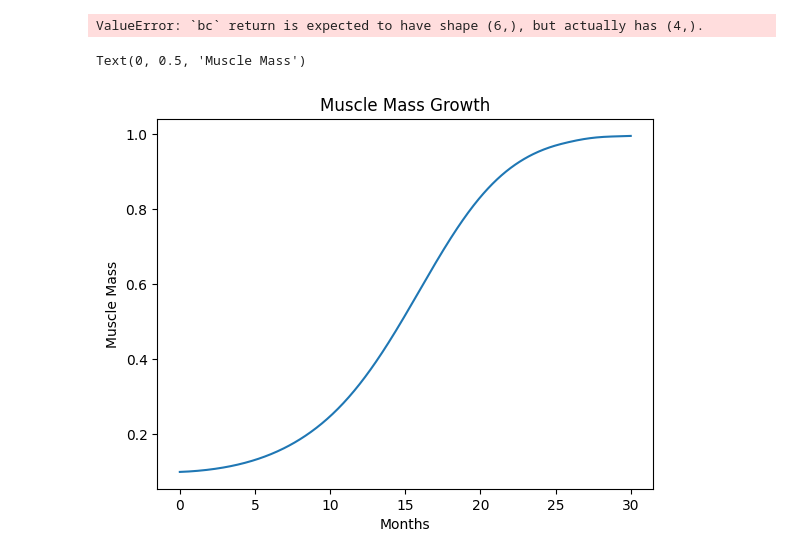
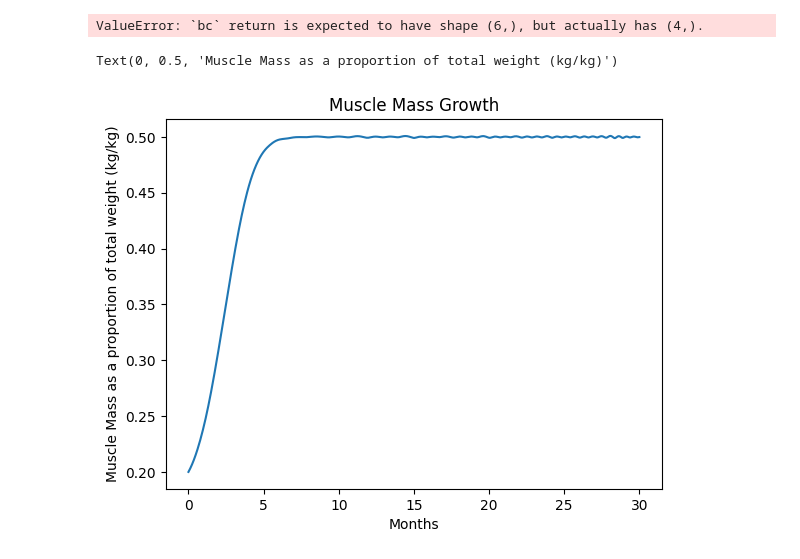
Before and after one commit to KadenParker1/math436_modeling_project, a Jupyter notebook: Project436.ipynb, the cells around one changed output. Drawn from its saved outputs; the diff is of its cells as text; code cells hidden in the pictures.

```diff
--- a/Project436.ipynb
+++ b/Project436.ipynb
@@ -85,34 +85,34 @@ def protein(t):
 def protein_synthesis(g):
     return np.exp(-(g/(1000*72)-1.6)**2)
 # %%
-beta = 1 + 1/3
-eps = 5
-rho = 1.27
-alpha = .5
-k = 1
-j = .6
-r = .01
-K = 1
+beta = 1 + 1/3 # https://pmc.ncbi.nlm.nih.gov/articles/PMC7582410/
+eps = 1.024 # https://link.springer.com/article/10.1186/s12889-023-16765-7#Sec6
+rho = 1.27 # https://pubmed.ncbi.nlm.nih.gov/2917954/
+alpha = 1 - .3 # https://pubmed.ncbi.nlm.nih.gov/34850018/
+k = .5 # 193 to 824 # for women  40 https://my.clevelandclinic.org/health/articles/24101-testosterone
+j = .05 # https://my.clevelandclinic.org/health/diagnostics/22417-cortisol-test
+r = .01 # rate at which we see it reach logistic with general increase of total weight
+L = .5 # for men, .33 for women https://pubmed.ncbi.nlm.nih.gov/29356191/, https://pubmed.ncbi.nlm.nih.gov/31750989/
 
 def ode(t, x):
     x0 = x[0] # initial muscle mass
 
-    logistic_growth = r * x0 * (1 - x0 / K)
+    logistic_growth = x0 * (1 - x0 / L)
 
     physical_factors = beta * x0 * protein_synthesis(x[1]) * x[2] + eps * x[3] * (rho * k - alpha * j)
     # I tweaked the model to have sleep add to hormones
 
     return [logistic_growth * physical_factors, protein(t), exercise(t), sleep(t)]
 
-y0 = np.array([.1, 1.2, 1/50, 1/3])
+y0 = np.array([.2, 1.2, 1/50, 1/3])
 t = np.linspace(0, 30, 500)
 
 soln = solve_ivp(ode, t_span=(0, 30), y0=y0, t_eval=t)
 
 plt.plot(t, soln.y[0])
 plt.title("Muscle Mass Growth")
 plt.xlabel("Months")
-plt.ylabel("Muscle Mass")
+plt.ylabel("Muscle Mass as a proportion of total weight (kg/kg)")
 # %% [output]
-Text(0, 0.5, 'Muscle Mass')
+Text(0, 0.5, 'Muscle Mass as a proportion of total weight (kg/kg)')
-[figure, old version]
+[figure, new version]
```
